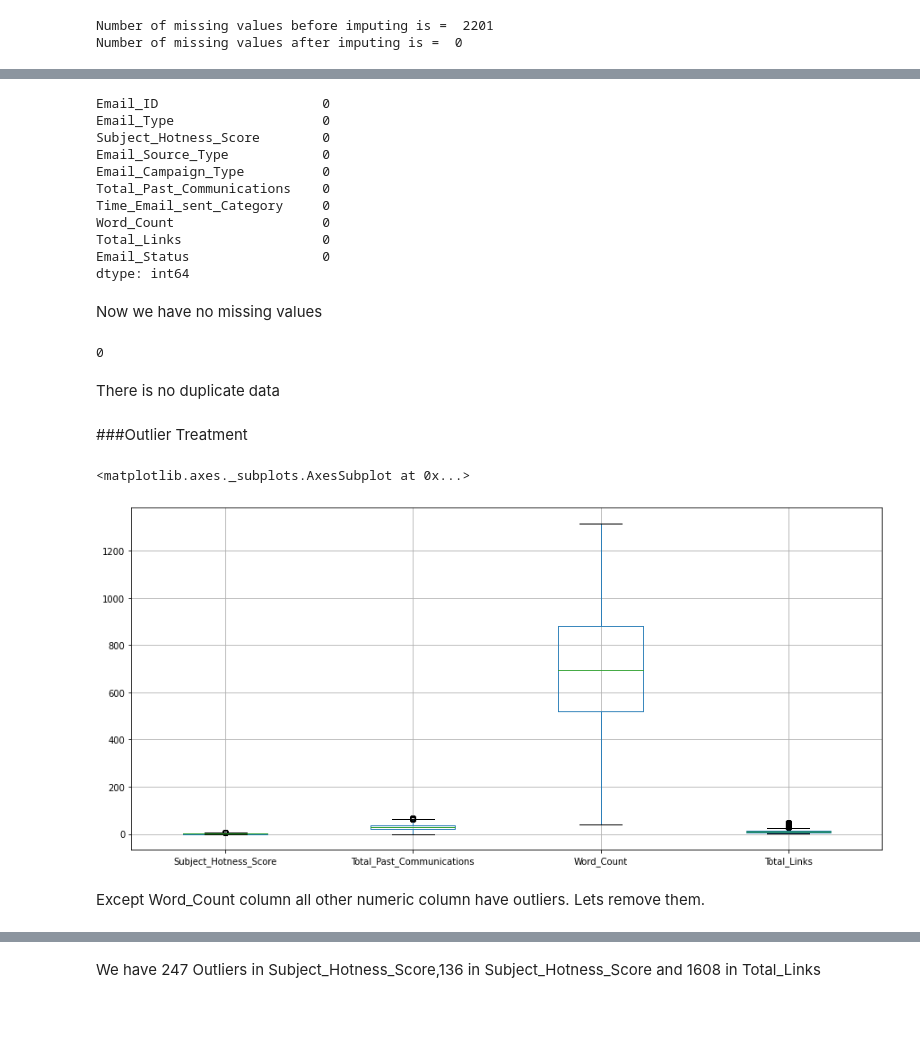
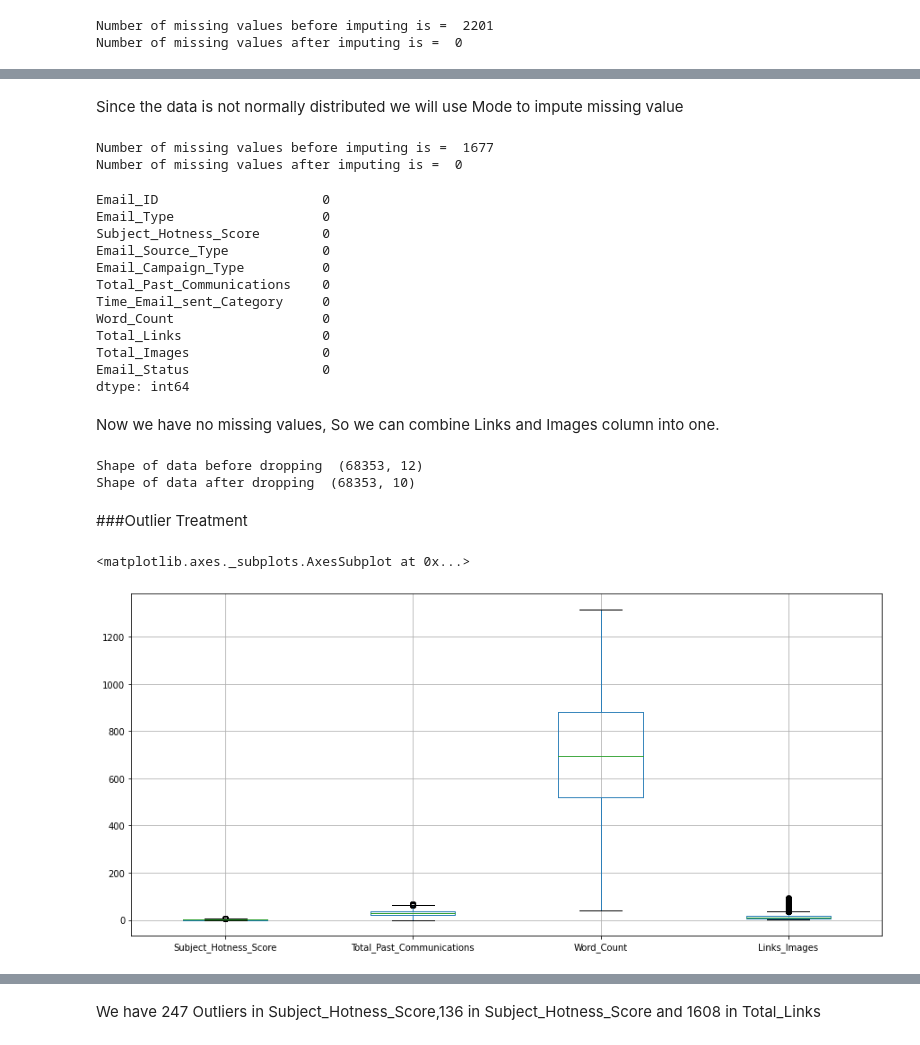
Before and after one commit to Harsh1091996/Email_Campaign_Effectiveness_Prediction, a Jupyter notebook: Himanshu_Sharma_Email_Campaign_Effectiveness_Prediction.ipynb, the cells around one changed output, grey strips where cells are left out. Cells and saved outputs as stored; diff of their text form; code cells hidden in the pictures; blank space fills up the shorter version.

```diff
--- a/Himanshu_Sharma_Email_Campaign_Effectiveness_Prediction.ipynb
+++ b/Himanshu_Sharma_Email_Campaign_Effectiveness_Prediction.ipynb
@@ -291,5 +303,0 @@ Since images and links are correlated and most of the values in Total_Images is
-# %%
-#Dropping Total_Images  column
-print('Shape of data before dropping ',email_data.shape)
-email_data.drop('Total_Images',inplace=True,axis=1)
-print('Shape of data after dropping ',email_data.shape)
@@ -374,3 +389,13 @@ Number of missing values after imputing is =  0
+# %% [markdown]
+Since the data is not normally distributed we will use Mode to impute missing value
+# %%
+#Filling missing values of Total_Links column
+print('Number of missing values before imputing is = ',email_data['Total_Images'].isnull().sum())
+email_data['Total_Images'].fillna(email_data['Total_Images'].mode()[0],inplace=True)
+print('Number of missing values after imputing is = ',email_data['Total_Images'].isnull().sum())
+# %% [output]
+Number of missing values before imputing is =  1677
+Number of missing values after imputing is =  0
 # %%
 email_data.isnull().sum()
 # %% [output]
@@ -383,26 +408,28 @@ Total_Past_Communications    0
 Time_Email_sent_Category     0
 Word_Count                   0
 Total_Links                  0
+Total_Images                 0
 Email_Status                 0
 dtype: int64
 # %% [markdown]
-Now we have no missing values
+Now we have no missing values, So we can combine Links and Images column into one.
-# %%
-#Check for any duplicates data
-email_data.duplicated().sum()
-# %% [output]
-0
-# %% [markdown]
-There is no duplicate data
+# %%
+email_data['Links_Images']=email_data['Total_Links']+email_data['Total_Images']
+# %%
+#Dropping Total_Images and Total_Links  column
+print('Shape of data before dropping ',email_data.shape)
+email_data.drop(['Total_Images','Total_Links'],inplace=True,axis=1)
+print('Shape of data after dropping ',email_data.shape)
+# %% [output]
+Shape of data before dropping  (68353, 12)
+Shape of data after dropping  (68353, 10)
 # %% [markdown]
 ###Outlier Treatment
 # %%
 #Lets find out which all numerical column have outliers using boxplot
 plt.figure(figsize=(15,7))
-numerical_col=['Subject_Hotness_Score','Total_Past_Communications','Word_Count','Total_Links']
+numerical_col=['Subject_Hotness_Score','Total_Past_Communications','Word_Count','Links_Images']
 email_data.boxplot(numerical_col)
 # %% [output]
 <matplotlib.axes._subplots.AxesSubplot at 0x...>
-[figure, old version]
+[figure, new version]
-# %% [markdown]
-Except Word_Count column all other numeric column have outliers. Lets remove them.
```
Also changed, not shown: parts of 102 cells of this notebook.
